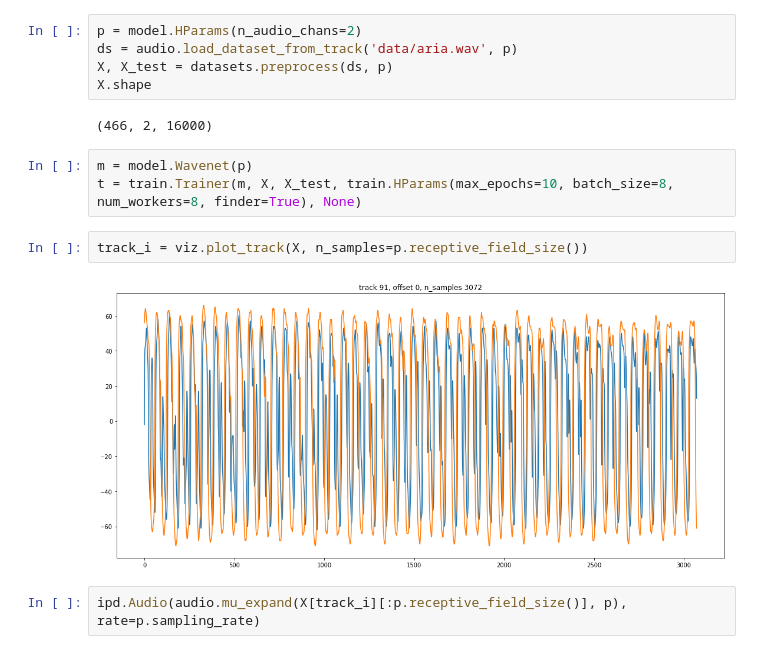
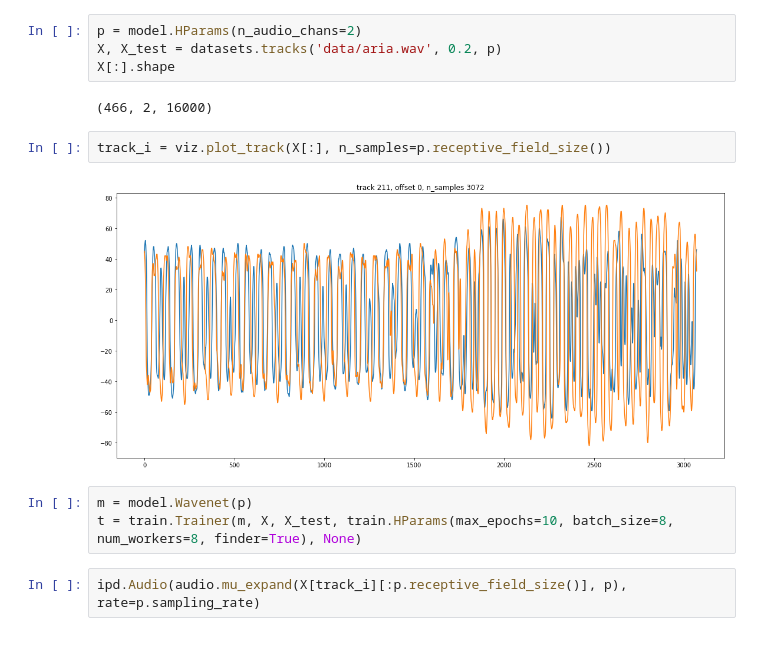
Before and after one commit to feldberlin/wavenet, a Jupyter notebook: nbs/lrfinder.ipynb, the cells around one changed output. Saved outputs shown, nothing was run; the diff lists cells and outputs as text.

```diff
--- a/nbs/lrfinder.ipynb
+++ b/nbs/lrfinder.ipynb
@@ -21,18 +23,17 @@ if dry:
     os.environ['WANDB_MODE'] = 'dryrun'
 # %%
 p = model.HParams(n_audio_chans=2)
-ds = audio.load_dataset_from_track('data/aria.wav', p)
-X, X_test = datasets.preprocess(ds, p)
-X.shape
+X, X_test = datasets.tracks('data/aria.wav', 0.2, p)
+X[:].shape
 # %% [output]
 (466, 2, 16000)
+# %%
+track_i = viz.plot_track(X[:], n_samples=p.receptive_field_size())
+# %% [output]
+[figure, added]
 # %%
 m = model.Wavenet(p)
 t = train.Trainer(m, X, X_test, train.HParams(max_epochs=10, batch_size=8, num_workers=8, finder=True), None)
-# %%
-track_i = viz.plot_track(X, n_samples=p.receptive_field_size())
-# %% [output]
-[figure, removed]
 # %%
 ipd.Audio(audio.mu_expand(X[track_i][:p.receptive_field_size()], p), rate=p.sampling_rate)
 # %% [output]
```
Also changed, not shown: parts of 1 cell of this notebook, 13 other files.
